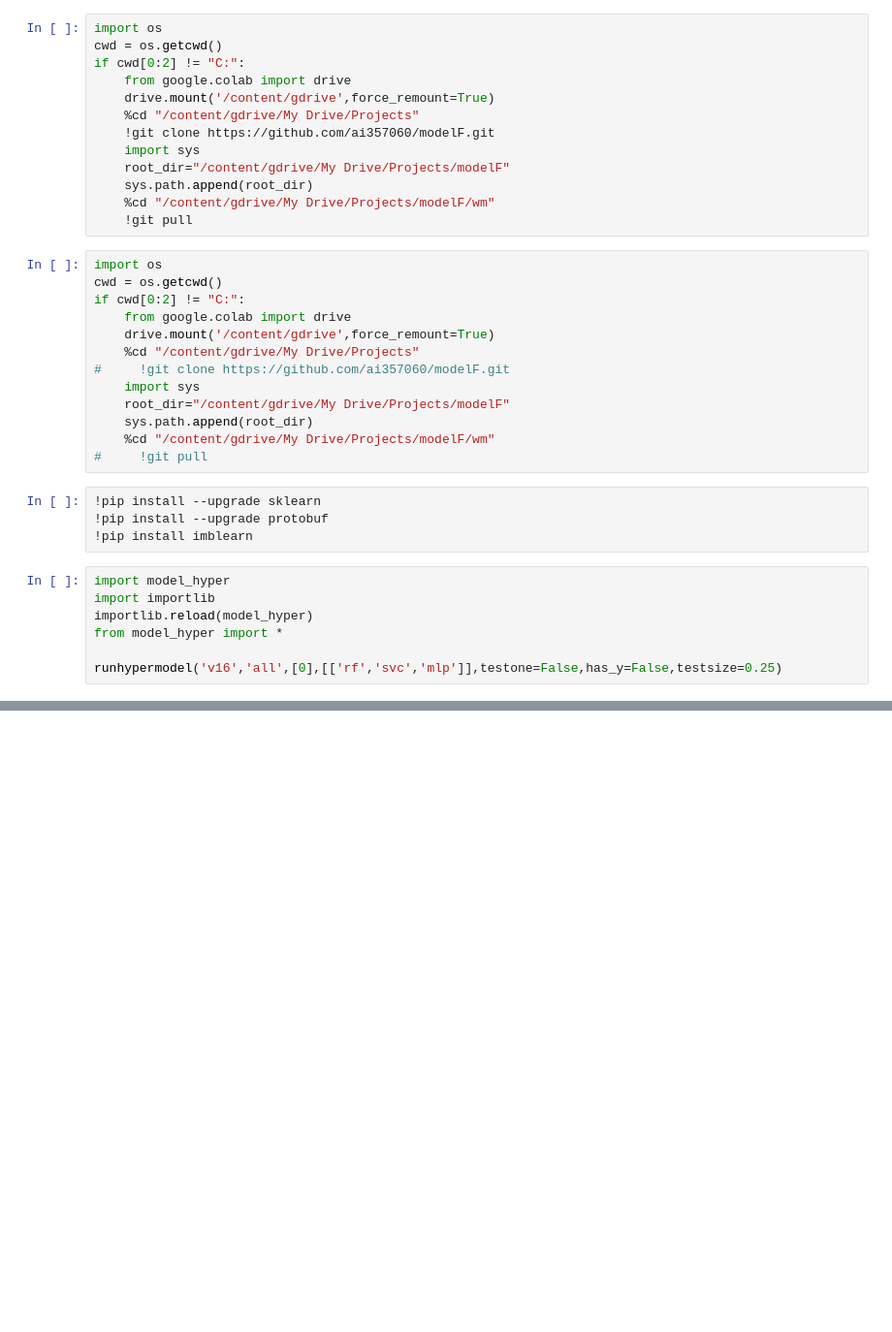
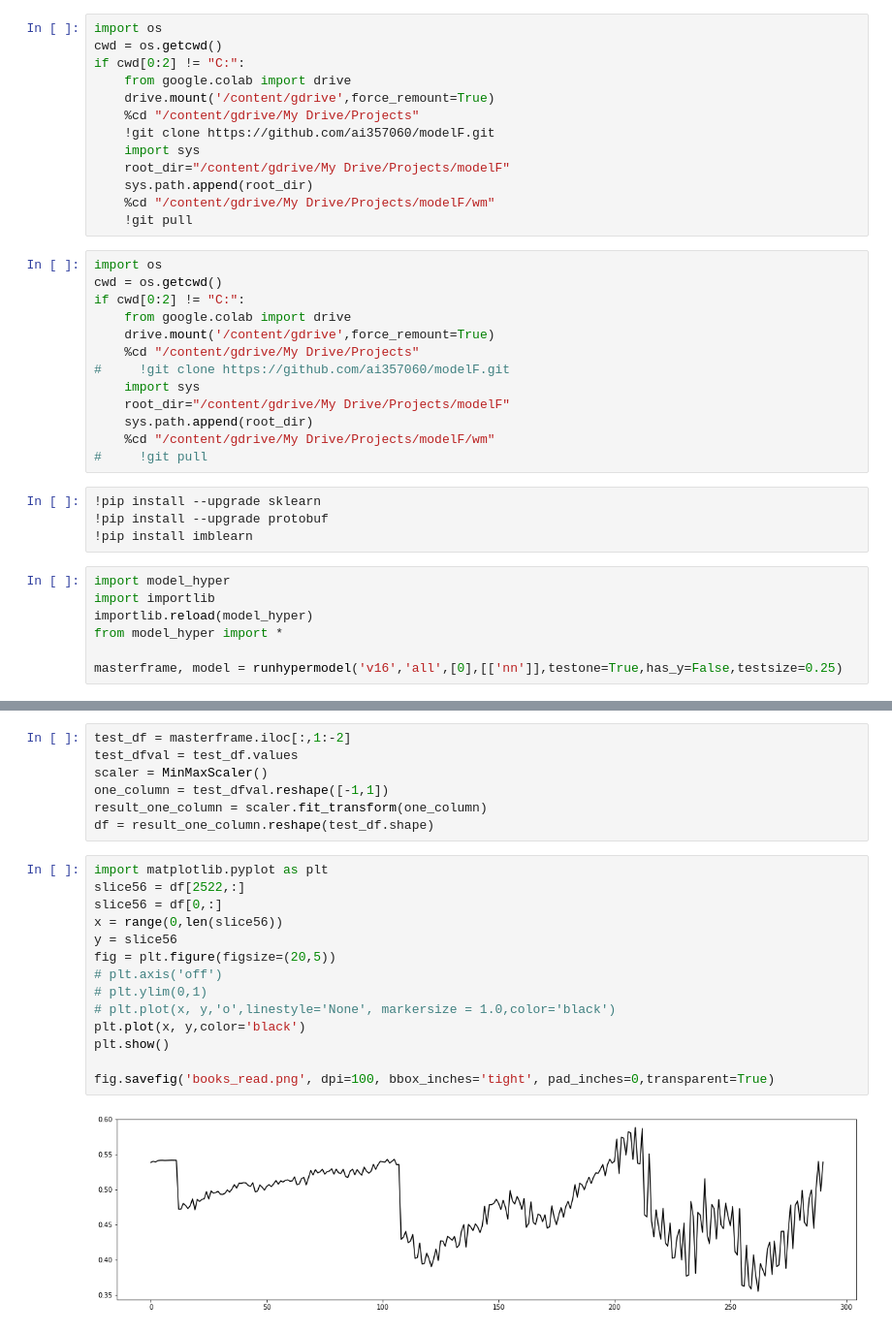
Before and after one commit to ai357060/flower, a Jupyter notebook: wm/model.ipynb, the cells around one changed output, grey strips where cells are left out. Shown at 97% size. Saved outputs shown, nothing was run; the diff lists cells and outputs as text; blank space fills up the shorter version.

```diff
--- a/wm/model.ipynb
+++ b/wm/model.ipynb
@@ -34,4 +34,4 @@ import importlib
 importlib.reload(model_hyper)
 from model_hyper import *
 
-runhypermodel('v16','all',[0],[['rf','svc','mlp']],testone=False,has_y=False,testsize=0.25)
+masterframe, model = runhypermodel('v16','all',[0],[['nn']],testone=True,has_y=False,testsize=0.25)
@@ -37,0 +48,23 @@ runhypermodel('v16','all',[0],[['rf','svc','mlp']],testone=False,has_y=False,tes
+# %%
+test_df = masterframe.iloc[:,1:-2]
+test_dfval = test_df.values
+scaler = MinMaxScaler()
+one_column = test_dfval.reshape([-1,1])
+result_one_column = scaler.fit_transform(one_column)
+df = result_one_column.reshape(test_df.shape)
+# %%
+import matplotlib.pyplot as plt
+slice56 = df[2522,:]
+slice56 = df[0,:]
+x = range(0,len(slice56))
+y = slice56
+fig = plt.figure(figsize=(20,5))
+# plt.axis('off')
+# plt.ylim(0,1)
+# plt.plot(x, y,'o',linestyle='None', markersize = 1.0,color='black')
+plt.plot(x, y,color='black')
+plt.show()
+
+fig.savefig('books_read.png', dpi=100, bbox_inches='tight', pad_inches=0,transparent=True)
+# %% [output]
+[figure, added]
```
Also changed, not shown: parts of 6 cells of this notebook, 7 other files.
